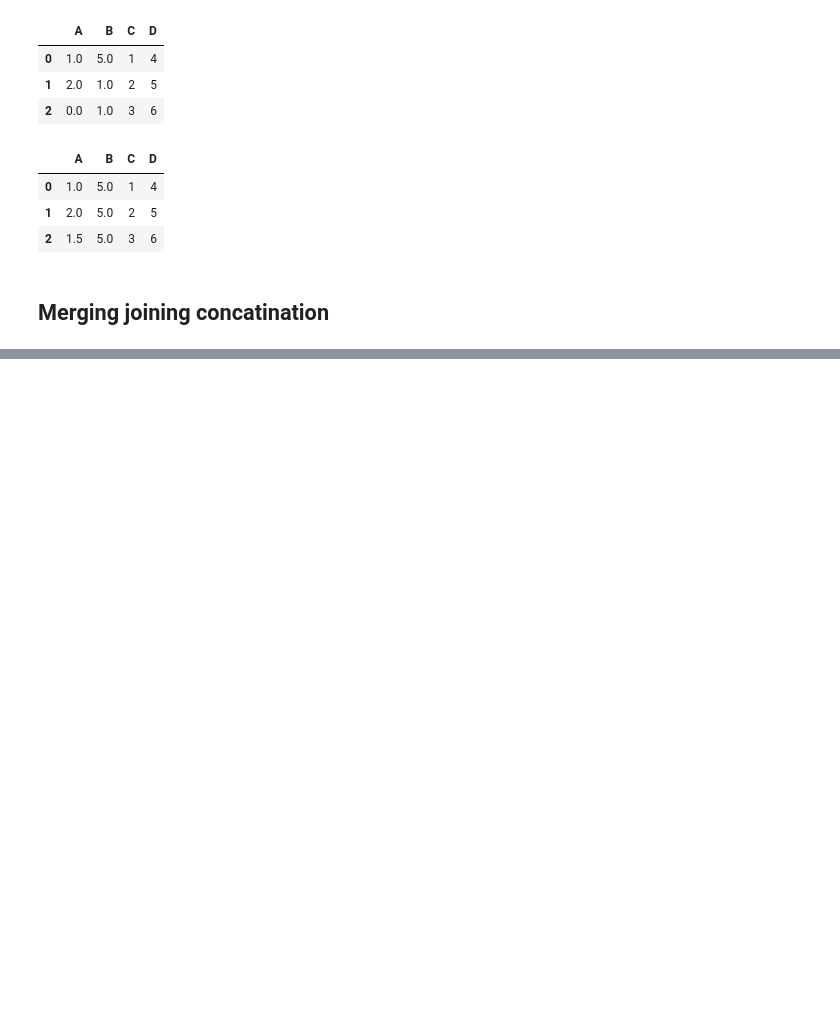
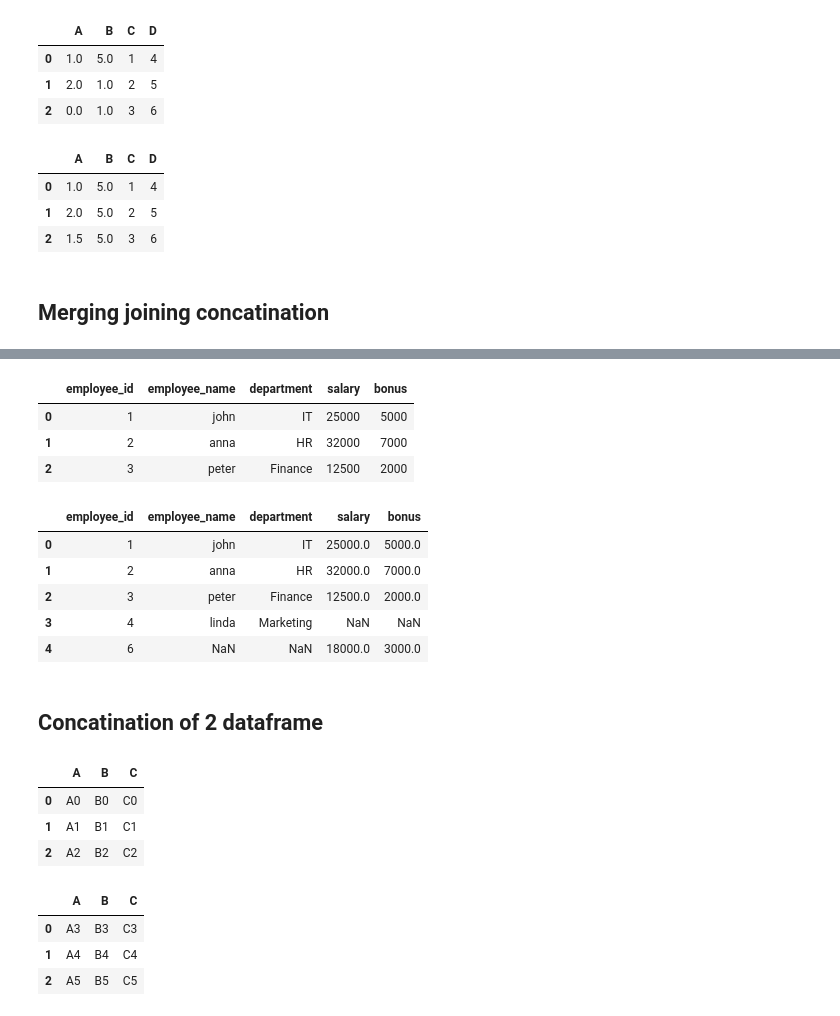
Before and after one commit to AyushSharma-17/dataanalysis_python_l1, a Jupyter notebook: copy_of_pandas_ex.ipynb, the cells around one changed output, grey strips where cells are left out. Saved outputs shown, nothing was run; the diff lists cells and outputs as text; code cells hidden in the pictures; blank space fills up the shorter version.

Commit message:
concat and joining

```diff
--- a/copy_of_pandas_ex.ipynb
+++ b/copy_of_pandas_ex.ipynb
@@ -300,3 +300,17 @@ df2.fillna(df2.mean())
 | 2 | 1.5 | 5.0 | 3 | 6 |
 # %% [markdown]
 <h2>Merging joining concatination</h2>
+# %%
+employees=pd.DataFrame({
+    'employee_id':[1,2,3,4],
+    'employee_name':['john','anna','peter','linda'],
+    'department':['IT','HR','Finance','Marketing']
+})
+
+#dataFrame 2
+
+salaries=pd.DataFrame({
+    'employee_id':[1,2,3,6],
+    'salary':[25000,32000,12500,18000],
+    'bonus':[5000,7000,2000,3000]
+})
@@ -302,0 +333,18 @@ df2.fillna(df2.mean())
+# %%
+pd.merge(employees,salaries,on='employee_id')
+# %% [output]
+|  | employee_id | employee_name | department | salary | bonus |
+| 0 | 1 | john | IT | 25000 | 5000 |
+| 1 | 2 | anna | HR | 32000 | 7000 |
+| 2 | 3 | peter | Finance | 12500 | 2000 |
+# %%
+pd.merge(employees,salaries,on='employee_id',how='outer')
+# %% [output]
+|  | employee_id | employee_name | department | salary | bonus |
+| 0 | 1 | john | IT | 25000.0 | 5000.0 |
+| 1 | 2 | anna | HR | 32000.0 | 7000.0 |
+| 2 | 3 | peter | Finance | 12500.0 | 2000.0 |
+| 3 | 4 | linda | Marketing | NaN | NaN |
+| 4 | 6 | NaN | NaN | 18000.0 | 3000.0 |
+# %% [markdown]
+<h2>Concatination of 2 dataframe</h2>
@@ -302,0 +363,14 @@ df2.fillna(df2.mean())
+# %%
+df3
+# %% [output]
+|  | A | B | C |
+| 0 | A0 | B0 | C0 |
+| 1 | A1 | B1 | C1 |
+| 2 | A2 | B2 | C2 |
+# %%
+df4
+# %% [output]
+|  | A | B | C |
+| 0 | A3 | B3 | C3 |
+| 1 | A4 | B4 | C4 |
+| 2 | A5 | B5 | C5 |
```
Also changed, not shown: parts of 10 cells of this notebook.
